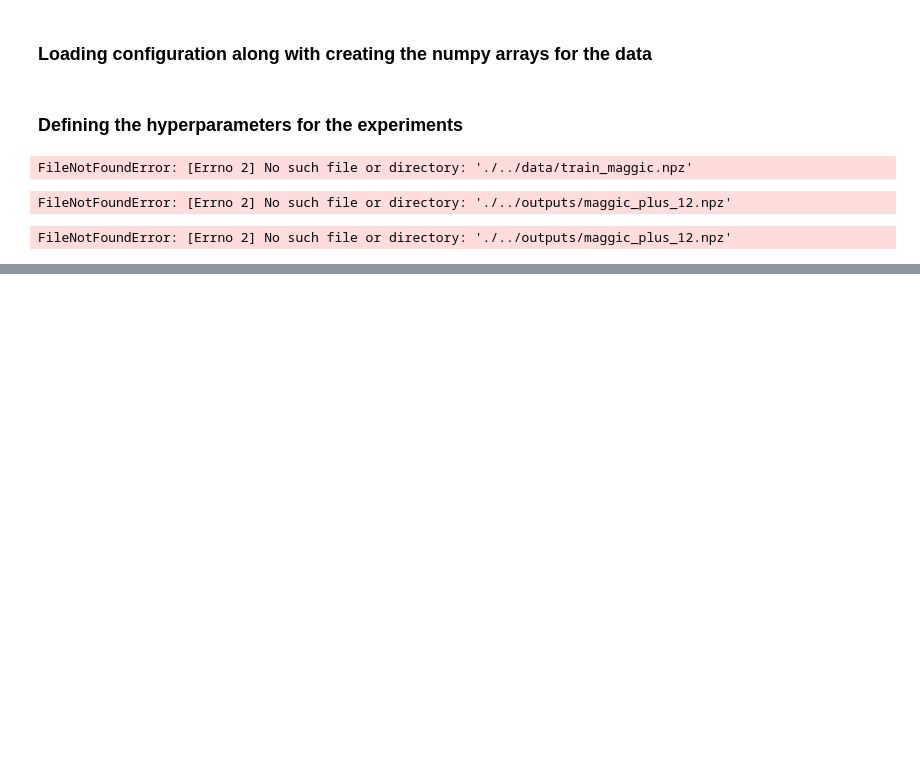
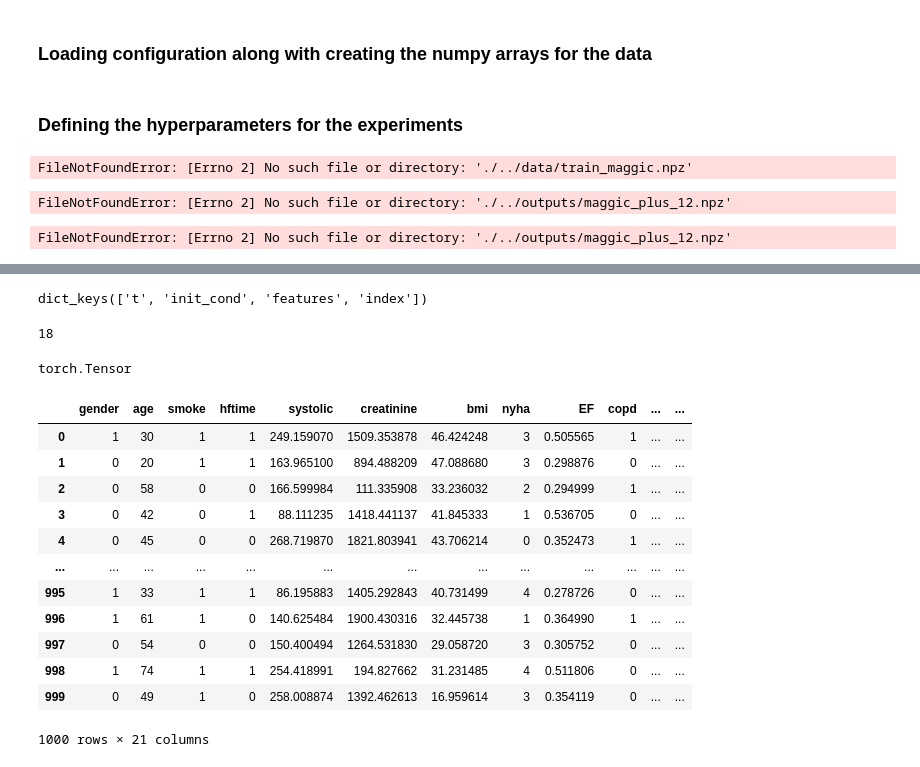
Before and after one commit to J-Fabila/flcore_AI4HF, a Jupyter notebook: src/Models/MLP/Tutorial.ipynb, the cells around one changed output, grey strips where cells are left out. Saved outputs shown, nothing was run; the diff lists cells and outputs as text; code cells hidden in the pictures; blank space fills up the shorter version.

```diff
--- a/src/Models/MLP/Tutorial.ipynb
+++ b/src/Models/MLP/Tutorial.ipynb
@@ -134,0 +169,33 @@ ImportError: cannot import name 'convert_datatypes' from 'data' (unknown locatio
+# %%
+# dict_keys(['t', 'init_cond', 'features', 'index'])
+batch.keys()
+# %% [output]
+dict_keys(['t', 'init_cond', 'features', 'index'])
+# %%
+len(data)
+# %% [output]
+18
+# %%
+type(data[0]["label"])
+# %% [output]
+torch.Tensor
+# %%
+import pandas as pd
+path="/home/jorge/work_dir/federado/flcore_AI4HF/data/sample.parquet"
+pa=pd.read_parquet(path)
+# %%
+pa
+# %% [output]
+|  | gender | age | smoke | hftime | systolic | creatinine | bmi | nyha | EF | copd | ... | ... |
+| 0 | 1 | 30 | 1 | 1 | 249.159070 | 1509.353878 | 46.424248 | 3 | 0.505565 | 1 | ... | ... |
+| 1 | 0 | 20 | 1 | 1 | 163.965100 | 894.488209 | 47.088680 | 3 | 0.298876 | 0 | ... | ... |
+| 2 | 0 | 58 | 0 | 0 | 166.599984 | 111.335908 | 33.236032 | 2 | 0.294999 | 1 | ... | ... |
+| 3 | 0 | 42 | 0 | 1 | 88.111235 | 1418.441137 | 41.845333 | 1 | 0.536705 | 0 | ... | ... |
+| 4 | 0 | 45 | 0 | 0 | 268.719870 | 1821.803941 | 43.706214 | 0 | 0.352473 | 1 | ... | ... |
+| ... | ... | ... | ... | ... | ... | ... | ... | ... | ... | ... | ... | ... |
+| 995 | 1 | 33 | 1 | 1 | 86.195883 | 1405.292843 | 40.731499 | 4 | 0.278726 | 0 | ... | ... |
+| 996 | 1 | 61 | 1 | 0 | 140.625484 | 1900.430316 | 32.445738 | 1 | 0.364990 | 1 | ... | ... |
+| 997 | 0 | 54 | 0 | 0 | 150.400494 | 1264.531830 | 29.058720 | 3 | 0.305752 | 0 | ... | ... |
+| 998 | 1 | 74 | 1 | 1 | 254.418991 | 194.827662 | 31.231485 | 4 | 0.511806 | 0 | ... | ... |
+| 999 | 0 | 49 | 1 | 0 | 258.008874 | 1392.462613 | 16.959614 | 3 | 0.354119 | 0 | ... | ... |
+1000 rows × 21 columns
```
Also changed, not shown: parts of 3 cells of this notebook.
